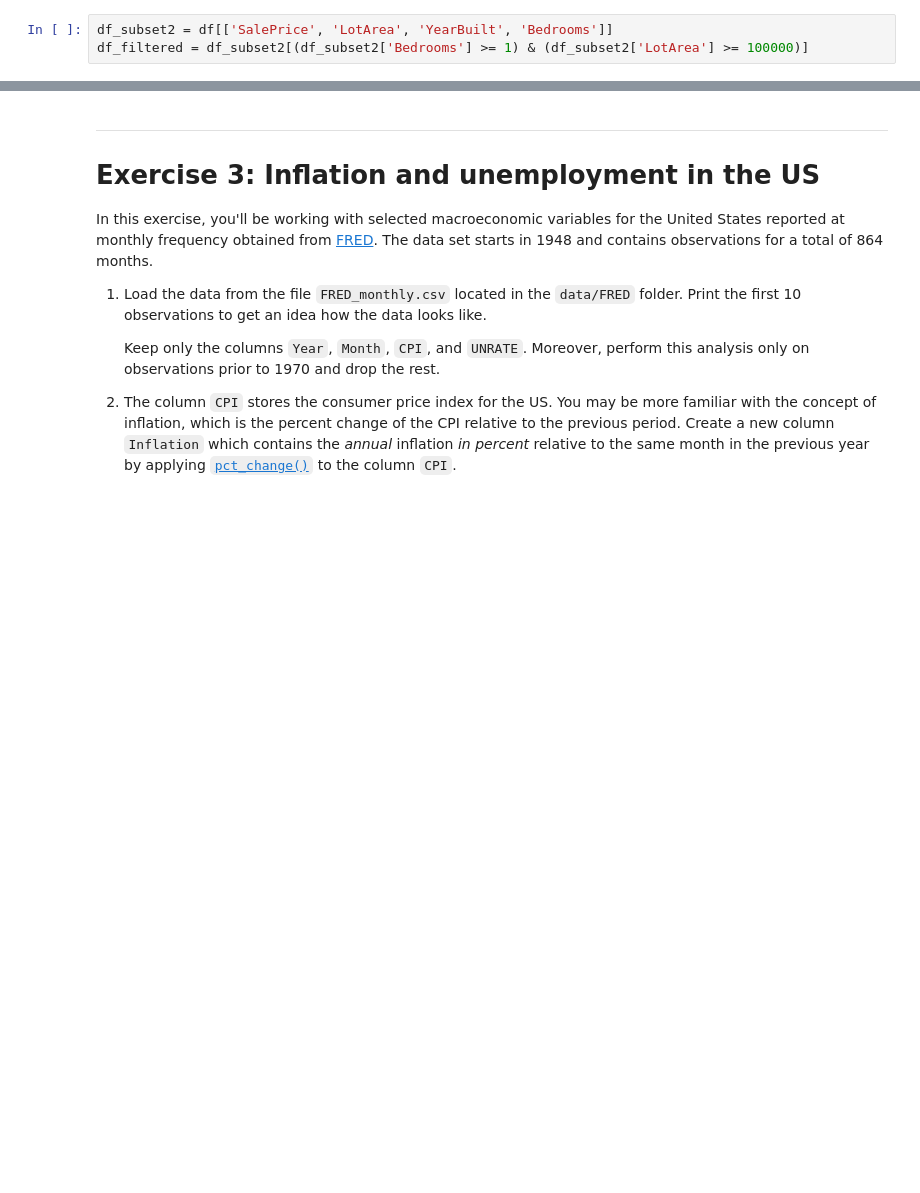
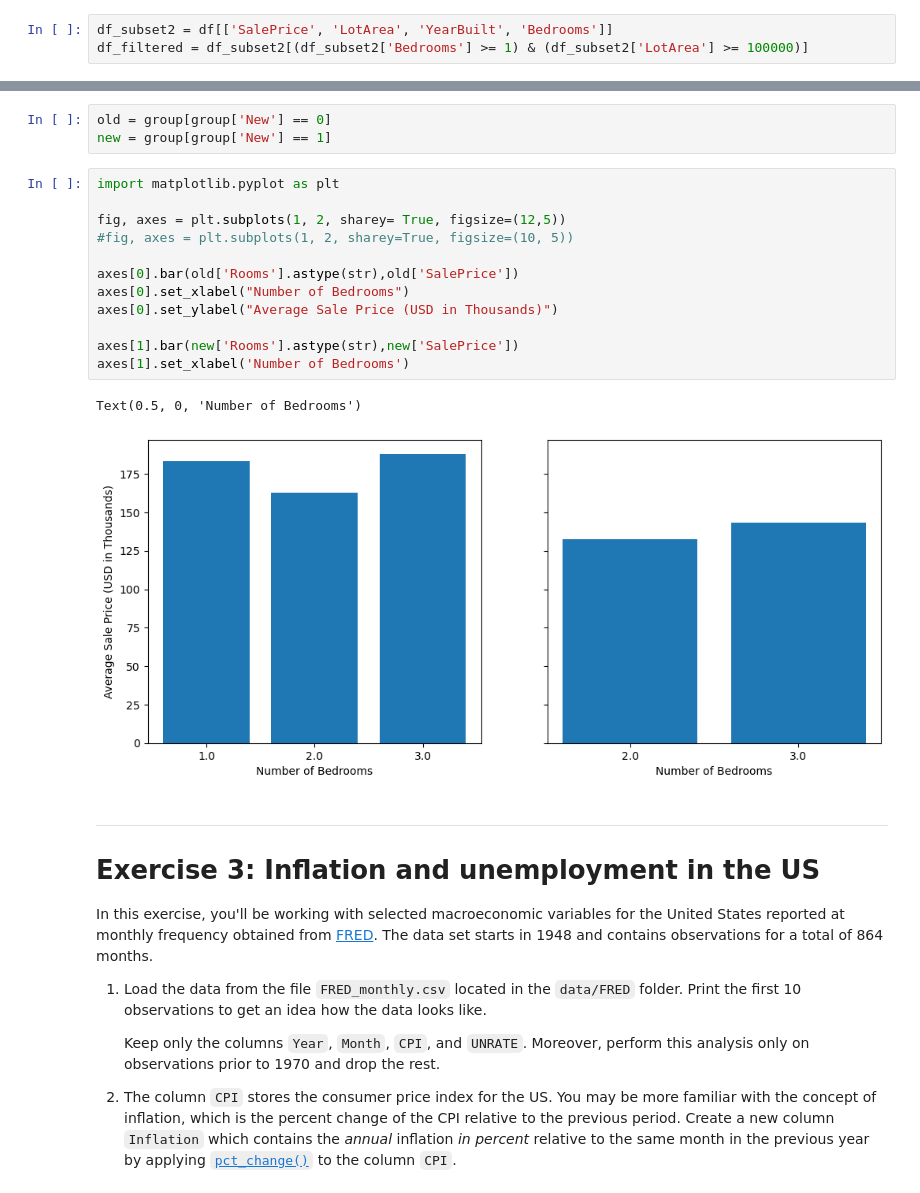
Before and after one commit to David01-234/TECH2-H25, a Jupyter notebook: workshops/workshop4/workshop4-DCL.ipynb, the cells around one changed output, grey strips where cells are left out. Saved outputs shown, nothing was run; the diff lists cells and outputs as text; blank space fills up the shorter version.

```diff
--- a/workshops/workshop4/workshop4-DCL.ipynb
+++ b/workshops/workshop4/workshop4-DCL.ipynb
@@ -117,3 +147,21 @@ Name: SalePrice, dtype: float64
+# %%
+old = group[group['New'] == 0]
+new = group[group['New'] == 1]
+# %%
+import matplotlib.pyplot as plt
+
+fig, axes = plt.subplots(1, 2, sharey= True, figsize=(12,5))
+#fig, axes = plt.subplots(1, 2, sharey=True, figsize=(10, 5))
+
+axes[0].bar(old['Rooms'].astype(str),old['SalePrice'])
+axes[0].set_xlabel("Number of Bedrooms")
+axes[0].set_ylabel("Average Sale Price (USD in Thousands)")
+
+axes[1].bar(new['Rooms'].astype(str),new['SalePrice'])
+axes[1].set_xlabel('Number of Bedrooms')
+# %% [output]
+Text(0.5, 0, 'Number of Bedrooms')
+[figure, added]
 # %% [markdown]
 ***
 # Exercise 3: Inflation and unemployment in the US
```
Also changed, not shown: parts of 13 cells of this notebook, 1 other file.
